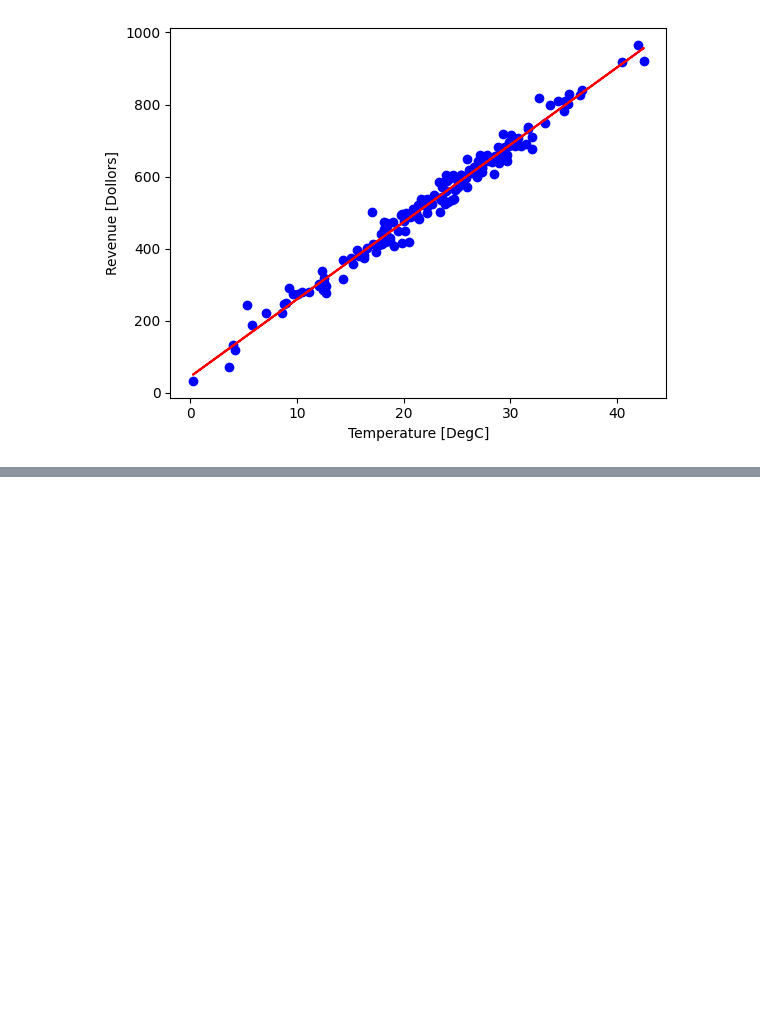
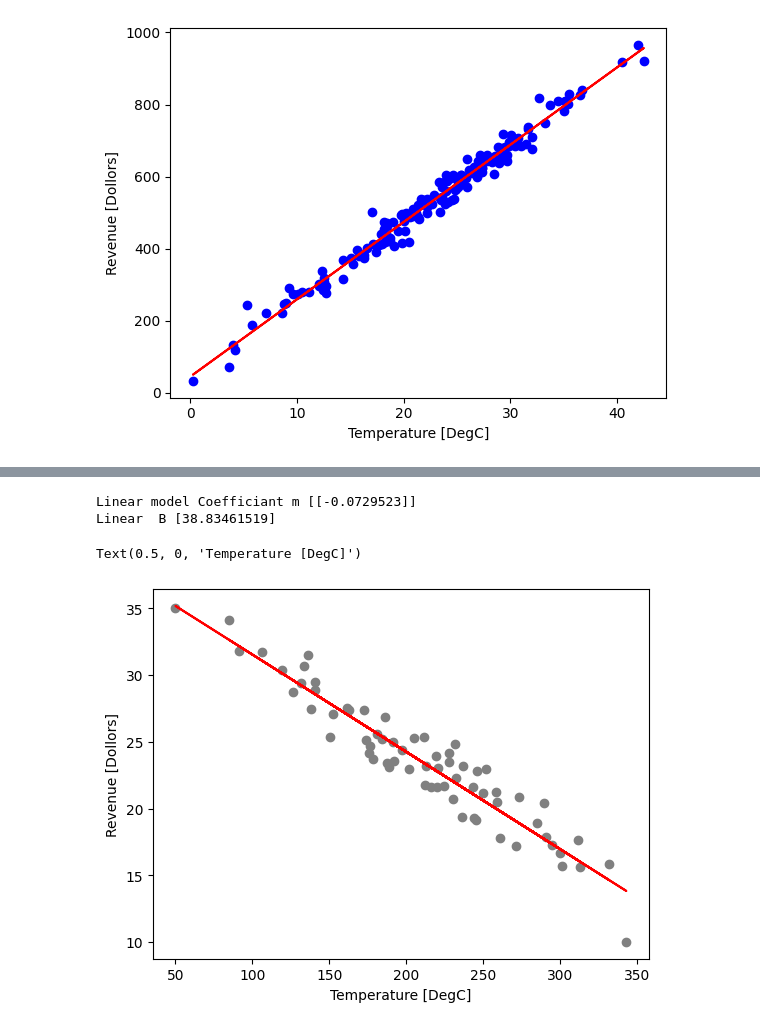
Before and after one commit to mullurirevanthkumar/machine-learning, a Jupyter notebook: Linear_Regression.ipynb, the cells around one changed output, grey strips where cells are left out. Drawn from its saved outputs; the diff is of its cells as text; code cells hidden in the pictures; blank space fills up the shorter version.

```diff
--- a/Linear_Regression.ipynb
+++ b/Linear_Regression.ipynb
@@ -135,0 +247,12 @@ Text(0.5, 0, 'Temperature [DegC]')
+# %%
+from sklearn.model_selection import train_test_split
+
+X= fuel_economy[['Horse Power']]
+y= fuel_economy[['Fuel Economy (MPG)']]
+
+X_train, X_test, y_train, y_test = train_test_split(X, y, test_size=0.33, random_state=42)
+
+print(X_train)
+print(y_train)
+print(X_train.shape)
+print(y_train.shape)
@@ -135,0 +277,19 @@ Text(0.5, 0, 'Temperature [DegC]')
+# %%
+from sklearn.linear_model import LinearRegression
+
+regressor = LinearRegression(fit_intercept= True)
+
+regressor.fit(X_train, y_train)
+print('Linear model Coefficiant m', regressor.coef_)
+print('Linear  B', regressor.intercept_)
+# %% [output]
+Linear model Coefficiant m [[-0.0729523]]
+Linear  B [38.83461519]
+# %%
+plt.scatter(X_train, y_train, color='gray')
+plt.plot(X_train, regressor.predict(X_train), color = 'red')
+plt.ylabel('Horse Power')
+plt.xlabel('Fuel Economy (MPG)')
+# %% [output]
+Text(0.5, 0, 'Temperature [DegC]')
+[figure, added]
```
Also changed, not shown: parts of 7 cells of this notebook.
